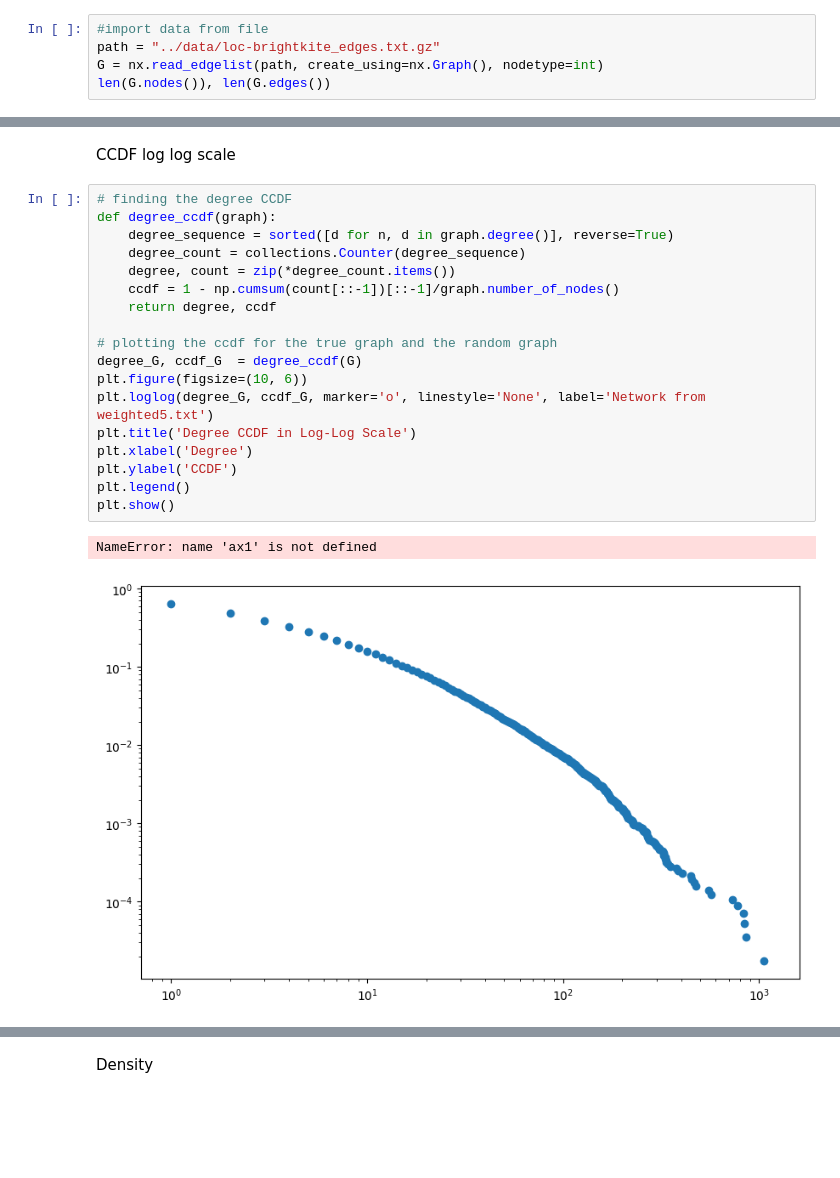
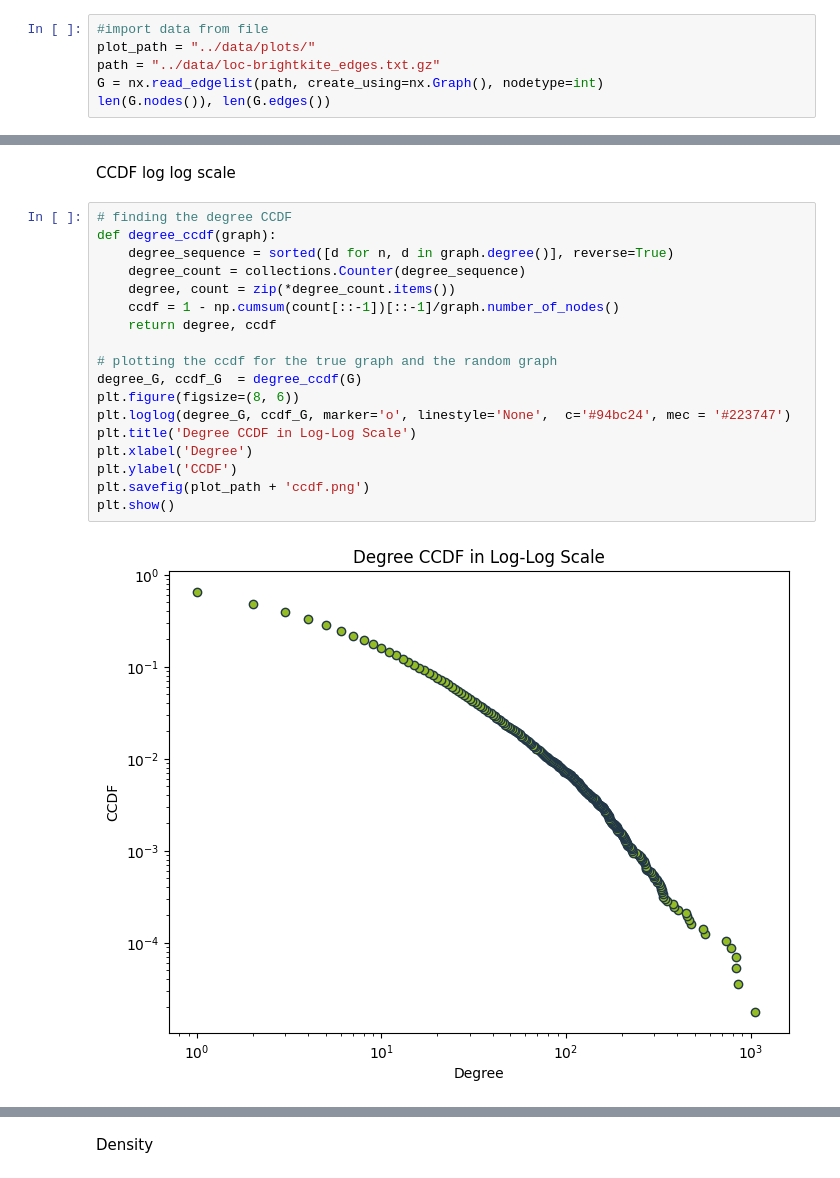
Before and after one commit to NetworkGang/NA-Project, a Jupyter notebook: src/EDA.ipynb, the cells around one changed output, grey strips where cells are left out. Saved outputs shown, nothing was run; the diff lists cells and outputs as text; blank space fills up the shorter version.

Commit message:
working on EDA and plots for presenation

```diff
--- a/src/EDA.ipynb
+++ b/src/EDA.ipynb
@@ -18,6 +19,7 @@ import numpy as np
 from custommodels.Pickle import pickle
 # %%
 #import data from file
+plot_path = "../data/plots/"
 path = "../data/loc-brightkite_edges.txt.gz"
 G = nx.read_edgelist(path, create_using=nx.Graph(), nodetype=int)
 len(G.nodes()), len(G.edges())
@@ -90,21 +92,20 @@ CCDF log log scale
 # %%
 # finding the degree CCDF
 def degree_ccdf(graph):
     degree_sequence = sorted([d for n, d in graph.degree()], reverse=True)
     degree_count = collections.Counter(degree_sequence)
     degree, count = zip(*degree_count.items())
     ccdf = 1 - np.cumsum(count[::-1])[::-1]/graph.number_of_nodes()
     return degree, ccdf
 
 # plotting the ccdf for the true graph and the random graph
 degree_G, ccdf_G  = degree_ccdf(G)
-plt.figure(figsize=(10, 6))
-plt.loglog(degree_G, ccdf_G, marker='o', linestyle='None', label='Network from weighted5.txt')
+plt.figure(figsize=(8, 6))
+plt.loglog(degree_G, ccdf_G, marker='o', linestyle='None',  c='#94bc24', mec = '#223747')
 plt.title('Degree CCDF in Log-Log Scale')
 plt.xlabel('Degree')
 plt.ylabel('CCDF')
-plt.legend()
+plt.savefig(plot_path + 'ccdf.png')
 plt.show()
 # %% [output]
-NameError: name 'ax1' is not defined
-[figure, old version]
+[figure, new version]
```
Also changed, not shown: parts of 6 cells of this notebook, 5 other files.
